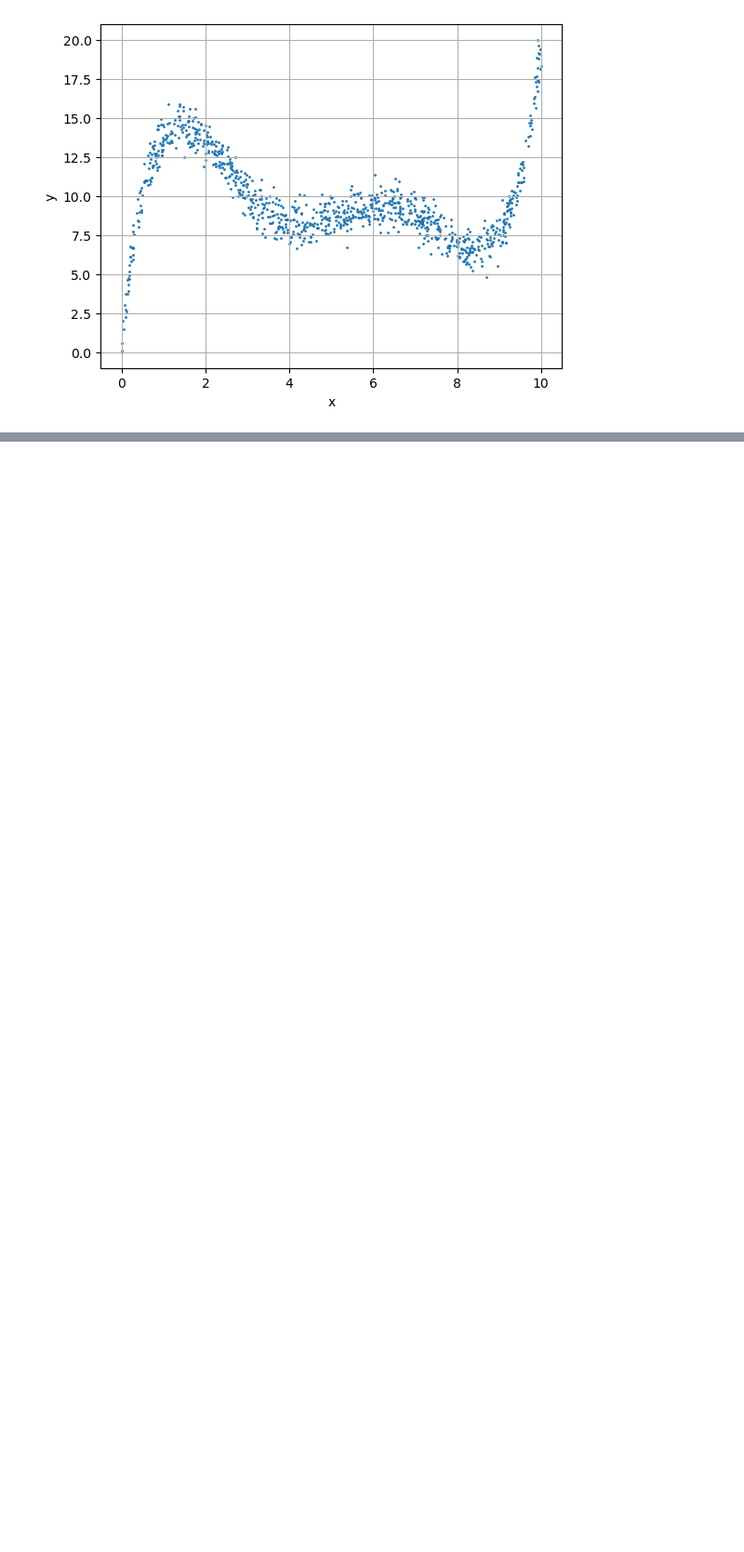
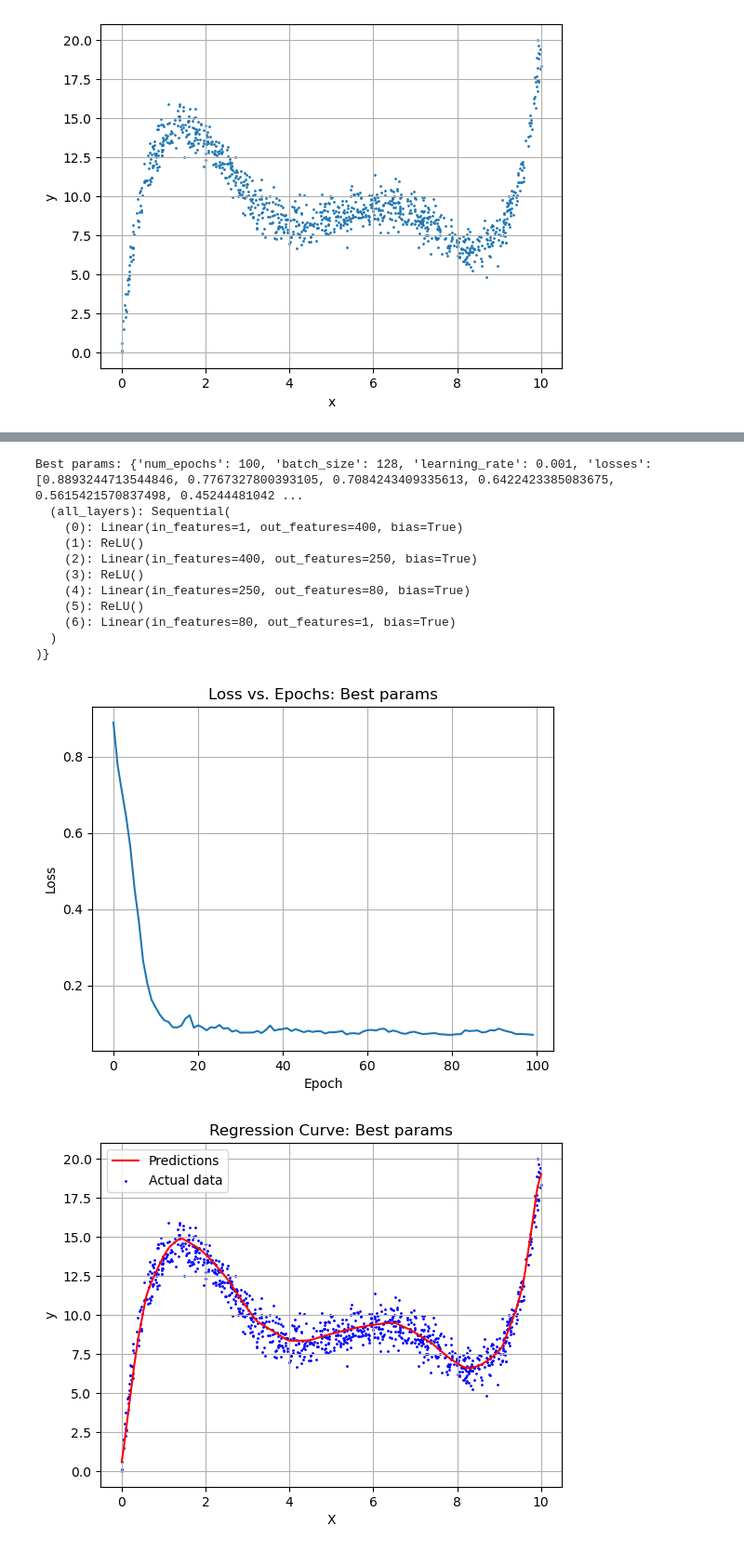
Before and after one commit to BryanL43/DeepLearning, a Jupyter notebook: MLPRegression/MLPRegress.ipynb, the cells around one changed output, grey strips where cells are left out. Shown at 93% size. Cells and saved outputs as stored; diff of their text form; code cells hidden in the pictures; blank space fills up the shorter version.

```diff
--- a/MLPRegression/MLPRegress.ipynb
+++ b/MLPRegression/MLPRegress.ipynb
@@ -123,0 +252,18 @@ plt.show();
+# %%
+print(f"Best params: {bestParams}");
+plotLossCurve(bestParams["losses"], "Best params");
+plotRegressionCurve(bestParams["model"], "Best params");
+# %% [output]
+Best params: {'num_epochs': 100, 'batch_size': 128, 'learning_rate': 0.001, 'losses': [0.8893244713544846, 0.7767327800393105, 0.7084243409335613, 0.6422423385083675, 0.5615421570837498, 0.45244481042 ...
+  (all_layers): Sequential(
+    (0): Linear(in_features=1, out_features=400, bias=True)
+    (1): ReLU()
+    (2): Linear(in_features=400, out_features=250, bias=True)
+    (3): ReLU()
+    (4): Linear(in_features=250, out_features=80, bias=True)
+    (5): ReLU()
+    (6): Linear(in_features=80, out_features=1, bias=True)
+  )
+)}
+[figure, added]
+[figure, added]
```
Also changed, not shown: parts of 7 cells of this notebook.
